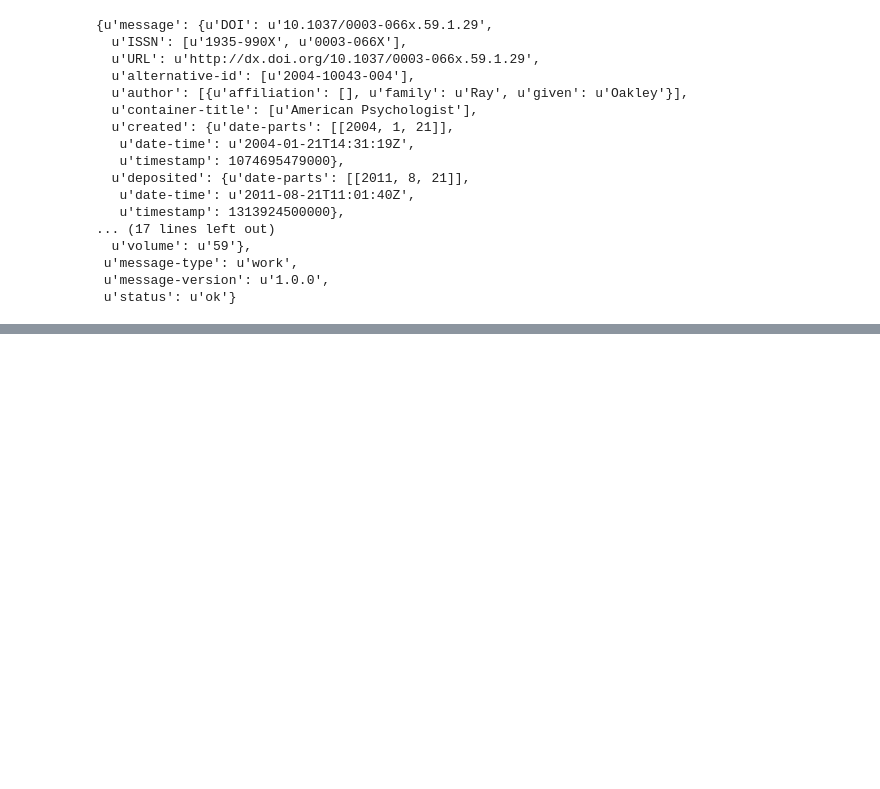
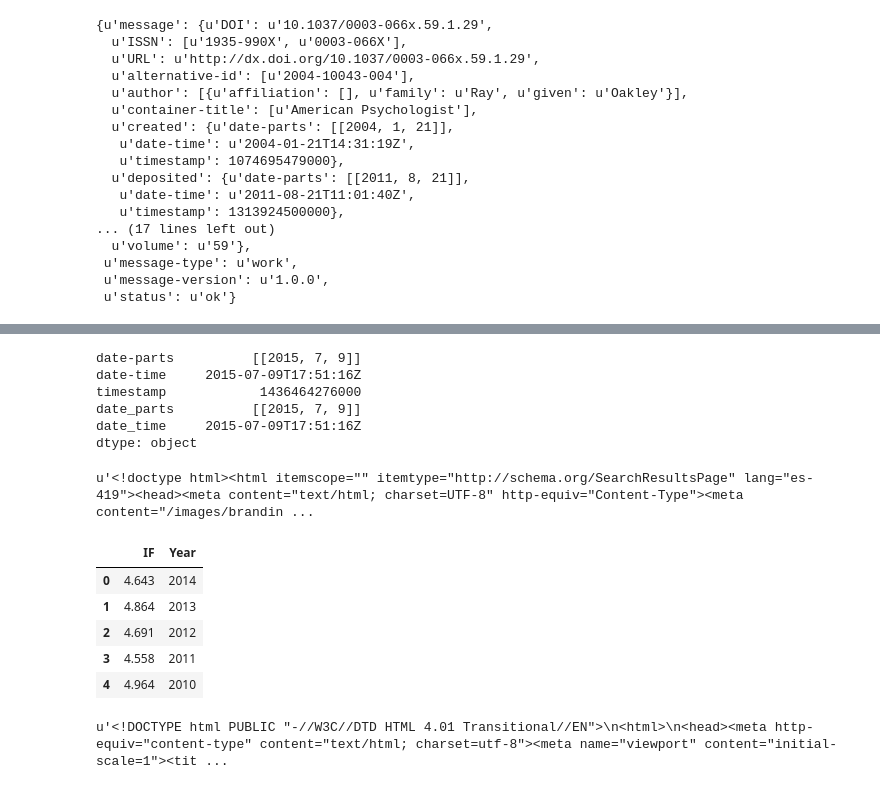
Before and after one commit to restrepo/webpy, a Jupyter notebook: revista.ipynb, the cells around one changed output, grey strips where cells are left out. Cells and saved outputs as stored; diff of their text form; code cells hidden in the pictures; blank space fills up the shorter version.

```diff
--- a/revista.ipynb
+++ b/revista.ipynb
@@ -537,0 +699,9 @@ r.json()
+# %%
+keysdash2underscore(e)
+# %% [output]
+date-parts          [[2015, 7, 9]]
+date-time     2015-07-09T17:51:16Z
+timestamp            1436464276000
+date_parts          [[2015, 7, 9]]
+date_time     2015-07-09T17:51:16Z
+dtype: object
@@ -537,0 +714,4 @@ r.json()
+# %%
+r.text
+# %% [output]
+u'<!doctype html><html itemscope="" itemtype="http://schema.org/SearchResultsPage" lang="es-419"><head><meta content="text/html; charset=UTF-8" http-equiv="Content-Type"><meta content="/images/brandin ...
@@ -537,0 +724,9 @@ r.json()
+# %%
+a.impact_factor
+# %% [output]
+|  | IF | Year |
+| 0 | 4.643 | 2014 |
+| 1 | 4.864 | 2013 |
+| 2 | 4.691 | 2012 |
+| 3 | 4.558 | 2011 |
+| 4 | 4.964 | 2010 |
@@ -537,0 +735,4 @@ r.json()
+# %%
+r.text
+# %% [output]
+u'<!DOCTYPE html PUBLIC "-//W3C//DTD HTML 4.01 Transitional//EN">\n<html>\n<head><meta http-equiv="content-type" content="text/html; charset=utf-8"><meta name="viewport" content="initial-scale=1"><tit ...
```
Also changed, not shown: parts of 42 cells of this notebook, 2 other files.
